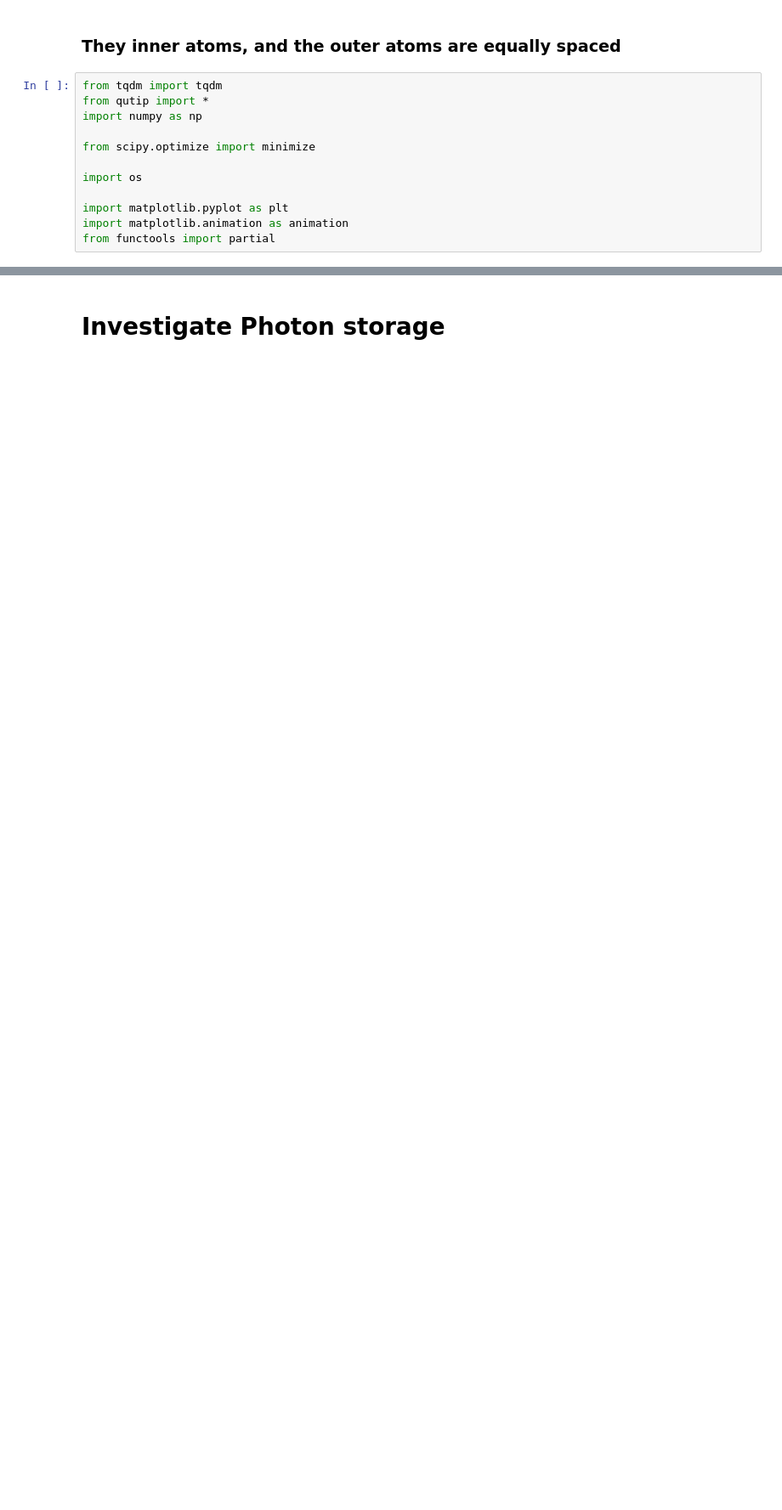
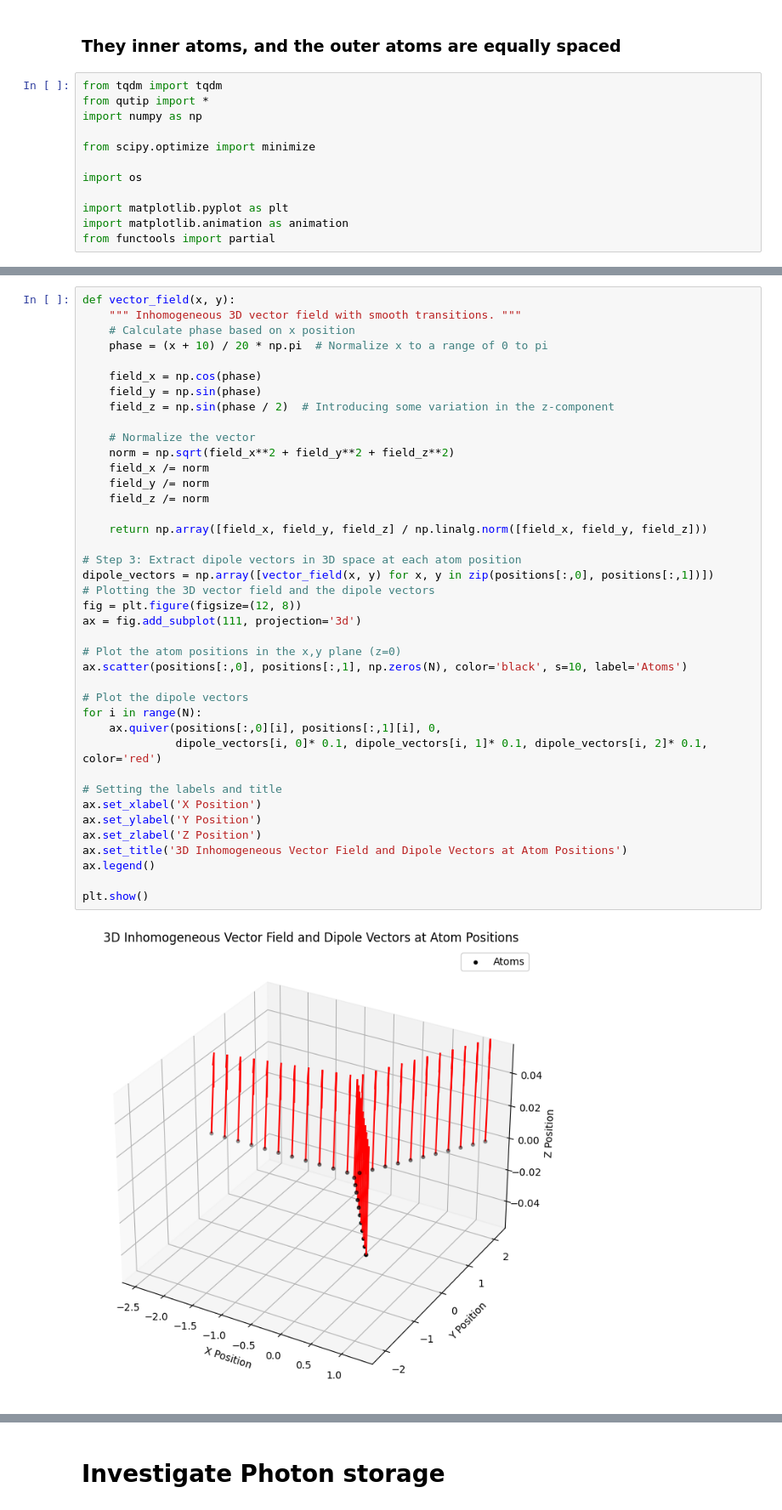
Before and after one commit to LBPhysics/GIT_Code_BA, a Jupyter notebook: Continuation/Qutip/Topology_more_physical.ipynb, the cells around one changed output, grey strips where cells are left out. Shown: that part at 85% size. Saved outputs shown, nothing was run; the diff lists cells and outputs as text; blank space fills up the shorter version.

```diff
--- a/Continuation/Qutip/Topology_more_physical.ipynb
+++ b/Continuation/Qutip/Topology_more_physical.ipynb
@@ -108,3 +108,45 @@ plt.show()
+# %%
+def vector_field(x, y):
+    """ Inhomogeneous 3D vector field with smooth transitions. """
+    # Calculate phase based on x position
+    phase = (x + 10) / 20 * np.pi  # Normalize x to a range of 0 to pi
+
+    field_x = np.cos(phase)
+    field_y = np.sin(phase)
+    field_z = np.sin(phase / 2)  # Introducing some variation in the z-component
+
+    # Normalize the vector
+    norm = np.sqrt(field_x**2 + field_y**2 + field_z**2)
+    field_x /= norm
+    field_y /= norm
+    field_z /= norm
+
+    return np.array([field_x, field_y, field_z] / np.linalg.norm([field_x, field_y, field_z]))
+
+# Step 3: Extract dipole vectors in 3D space at each atom position
+dipole_vectors = np.array([vector_field(x, y) for x, y in zip(positions[:,0], positions[:,1])])
+# Plotting the 3D vector field and the dipole vectors
+fig = plt.figure(figsize=(12, 8))
+ax = fig.add_subplot(111, projection='3d')
+
+# Plot the atom positions in the x,y plane (z=0)
+ax.scatter(positions[:,0], positions[:,1], np.zeros(N), color='black', s=10, label='Atoms')
+
+# Plot the dipole vectors
+for i in range(N):
+    ax.quiver(positions[:,0][i], positions[:,1][i], 0,
+              dipole_vectors[i, 0]* 0.1, dipole_vectors[i, 1]* 0.1, dipole_vectors[i, 2]* 0.1, color='red')
+
+# Setting the labels and title
+ax.set_xlabel('X Position')
+ax.set_ylabel('Y Position')
+ax.set_zlabel('Z Position')
+ax.set_title('3D Inhomogeneous Vector Field and Dipole Vectors at Atom Positions')
+ax.legend()
+
+plt.show()
+# %% [output]
+[figure, added]
 # %%
 ########################################             create the Hamiltonean                 #################################################
 def Green_tensor(r_a, r_b, k_a):
```
Also changed, not shown: parts of 6 cells of this notebook.
